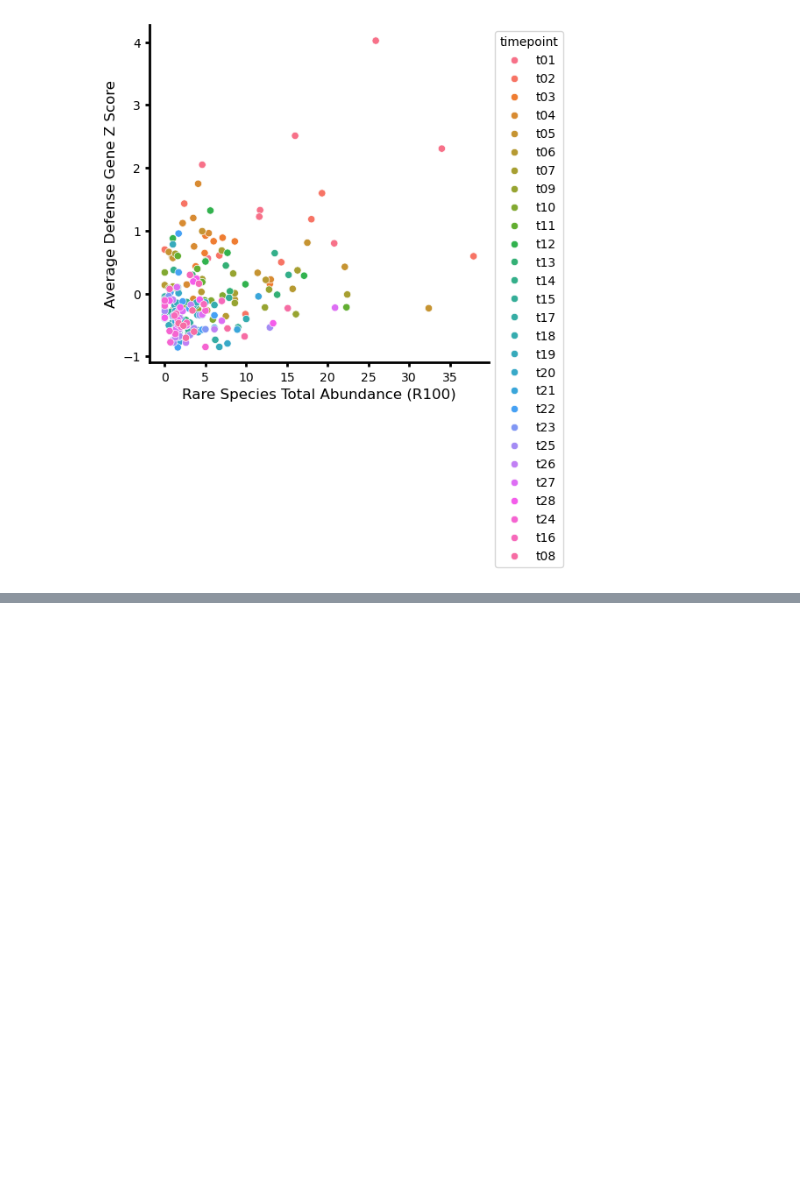
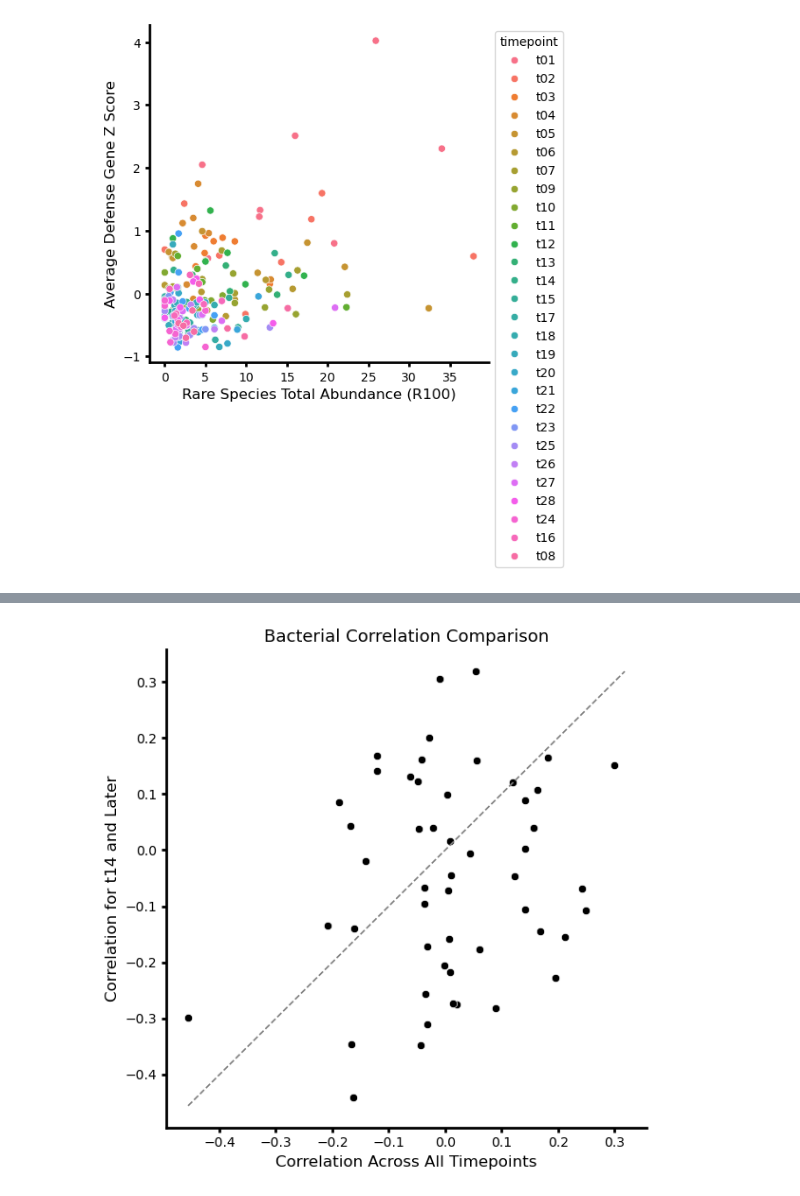
Before and after one commit to mikepassal/Outdoor_microbiome, a Jupyter notebook: Local_analysis/Analysis_post_Luke_talk/Immunity_score/see_if_top_genes_correlate_w_load_within_sample.ipynb, the cells around one changed output, grey strips where cells are left out. Drawn from its saved outputs; the diff is of its cells as text; code cells hidden in the pictures; blank space fills up the shorter version.

```diff
--- a/Local_analysis/Analysis_post_Luke_talk/Immunity_score/see_if_top_genes_correlate_w_load_within_sample.ipynb
+++ b/Local_analysis/Analysis_post_Luke_talk/Immunity_score/see_if_top_genes_correlate_w_load_within_sample.ipynb
@@ -759,0 +930,64 @@ sns.move_legend(ax, "upper left", bbox_to_anchor=(1, 1))
+# %%
+correlation_comparison_df = correlation_df[
+    ["Column", "Correlation_with_Summed_Defense_Z_Score"]
+].merge(
+    correlation_df_t14_onward[
+        [
+            "Column",
+            "Correlation_with_Summed_Defense_Z_Score",
+            "Present_Sample_Count",
+        ]
+    ],
+    on="Column",
+    suffixes=("_All_Timepoints", "_T14_Onward"),
+    how="inner",
+)
+correlation_comparison_df = correlation_comparison_df.dropna(
+    subset=[
+        "Correlation_with_Summed_Defense_Z_Score_All_Timepoints",
+        "Correlation_with_Summed_Defense_Z_Score_T14_Onward",
+    ]
+)
+
+if correlation_comparison_df.empty:
+    print("No taxa overlap between the all-timepoint and t14+ correlation tables.")
+else:
+    fig, ax = plt.subplots(figsize=(6, 6))
+    fig.patch.set_facecolor("white")
+    sns.scatterplot(
+        data=correlation_comparison_df,
+        x="Correlation_with_Summed_Defense_Z_Score_All_Timepoints",
+        y="Correlation_with_Summed_Defense_Z_Score_T14_Onward",
+        color="black",
+        ax=ax,
+    )
+
+    corr_bounds = correlation_comparison_df[
+        [
+            "Correlation_with_Summed_Defense_Z_Score_All_Timepoints",
+            "Correlation_with_Summed_Defense_Z_Score_T14_Onward",
+        ]
+    ]
+    min_corr = corr_bounds.min().min()
+    max_corr = corr_bounds.max().max()
+    ax.plot(
+        [min_corr, max_corr],
+        [min_corr, max_corr],
+        linestyle="dashed",
+        color="gray",
+        linewidth=1.2,
+    )
+
+    plt.xlabel("Correlation Across All Timepoints", fontsize=12)
+    plt.ylabel("Correlation for t14 and Later", fontsize=12)
+    plt.title("Bacterial Correlation Comparison", fontsize=13)
+    sns.despine()
+    ax.spines["bottom"].set_color("black")
+    ax.spines["bottom"].set_linewidth(2)
+    ax.spines["left"].set_color("black")
+    ax.spines["left"].set_linewidth(2)
+    ax.tick_params(axis="both", width=2, labelsize=10)
+    plt.tight_layout()
+
+correlation_comparison_df
+# %% [output]
@@ -759,0 +1011 @@ sns.move_legend(ax, "upper left", bbox_to_anchor=(1, 1))
+[figure, added]
```
Also changed, not shown: parts of 17 cells of this notebook, 17 other files.
